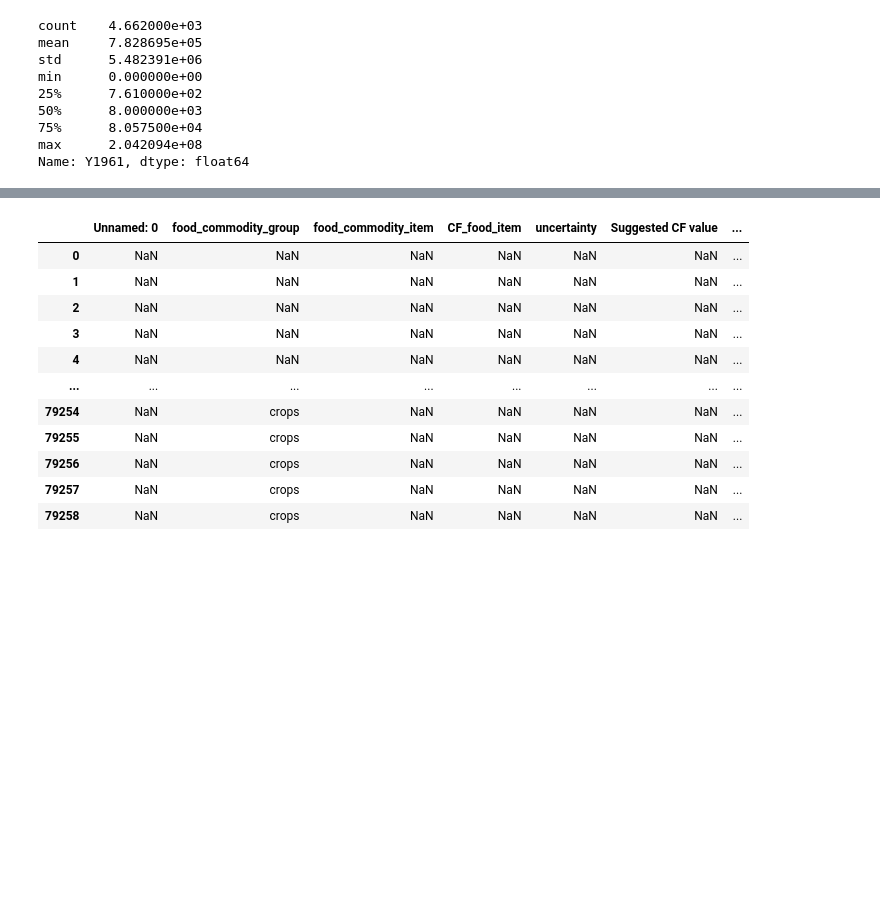
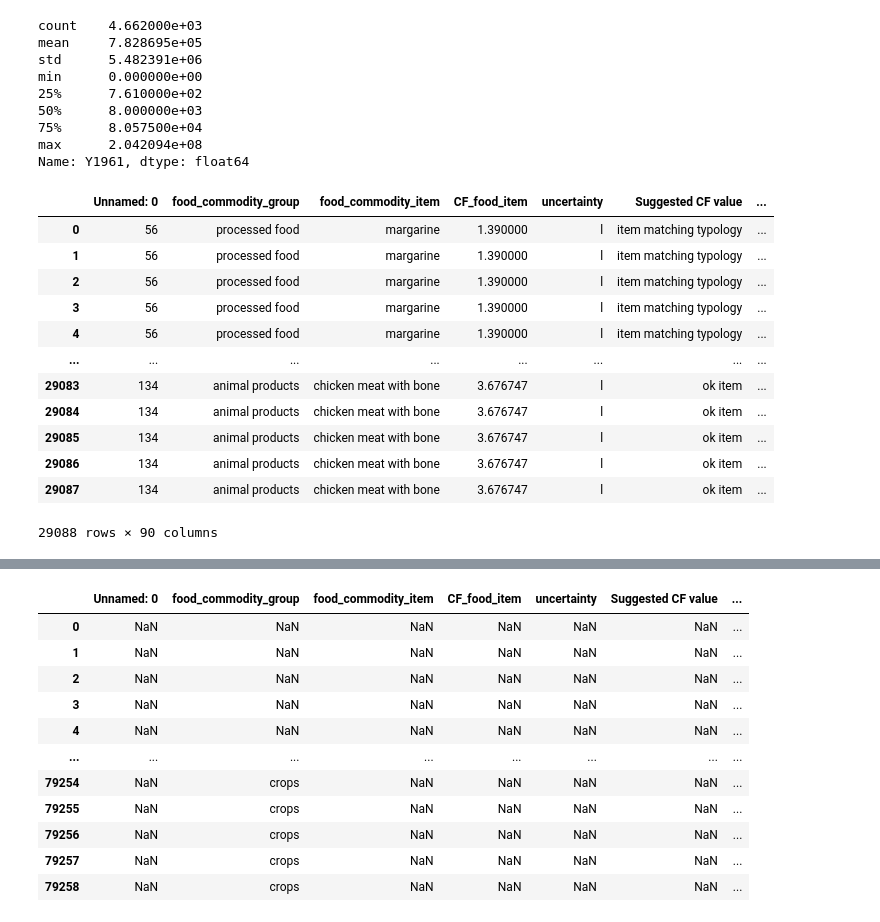
Before and after one commit to com-480-data-visualization/com480-project-colocaviz, a Jupyter notebook: merging_of_dataset.ipynb, the cells around one changed output, grey strips where cells are left out. Saved outputs shown, nothing was run; the diff lists cells and outputs as text; code cells hidden in the pictures; blank space fills up the shorter version.

```diff
--- a/merging_of_dataset.ipynb
+++ b/merging_of_dataset.ipynb
@@ -372,6 +423,22 @@ with open("data/data_water.json", "w") as outfile:
 import re
 all_df_merged = all_df_merged.filter(regex=r'^(?!Y\d+(F|N)).*',axis=1)
 all_df_merged.rename(columns=lambda x: re.sub(r'^Y(\d+)',x[1:],x), inplace=True)
+# %%
+all_df_merged
+# %% [output]
+|  | Unnamed: 0 | food_commodity_group | food_commodity_item | CF_food_item | uncertainty | Suggested CF value | ... |
+| 0 | 56 | processed food | margarine | 1.390000 | l | item matching typology | ... |
+| 1 | 56 | processed food | margarine | 1.390000 | l | item matching typology | ... |
+| 2 | 56 | processed food | margarine | 1.390000 | l | item matching typology | ... |
+| 3 | 56 | processed food | margarine | 1.390000 | l | item matching typology | ... |
+| 4 | 56 | processed food | margarine | 1.390000 | l | item matching typology | ... |
+| ... | ... | ... | ... | ... | ... | ... | ... |
+| 29083 | 134 | animal products | chicken meat with bone | 3.676747 | l | ok item | ... |
+| 29084 | 134 | animal products | chicken meat with bone | 3.676747 | l | ok item | ... |
+| 29085 | 134 | animal products | chicken meat with bone | 3.676747 | l | ok item | ... |
+| 29086 | 134 | animal products | chicken meat with bone | 3.676747 | l | ok item | ... |
+| 29087 | 134 | animal products | chicken meat with bone | 3.676747 | l | ok item | ... |
+29088 rows × 90 columns
 # %%
 updated_country_name = {"viet nam" : "vietnam",
                         "venezuela (bolivarian republic of)" : "venezuela",
```
Also changed, not shown: parts of 6 cells of this notebook, 1 other file.
